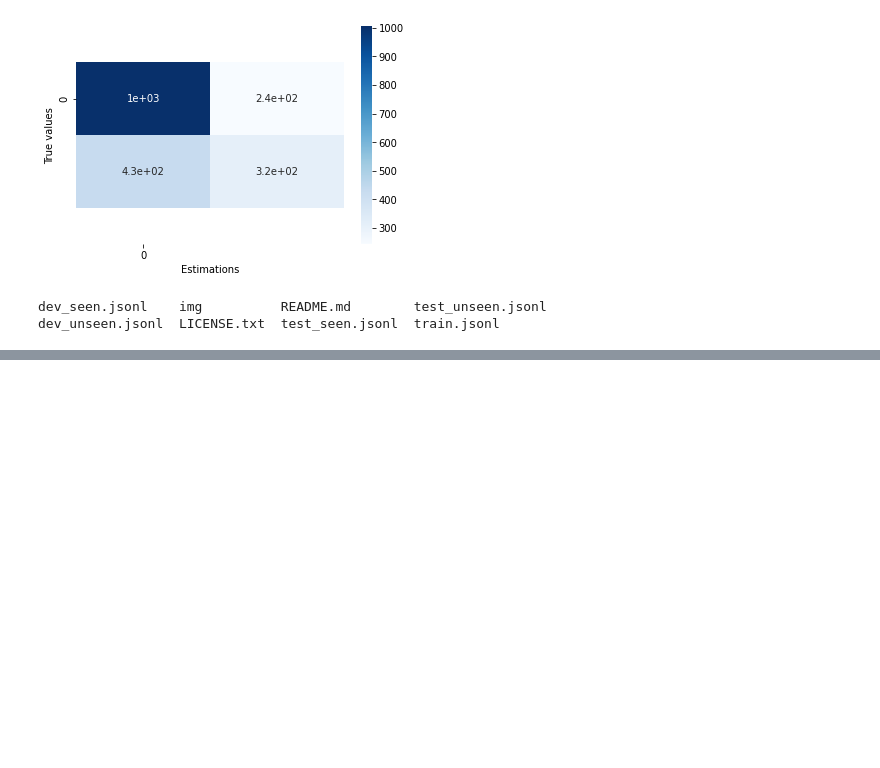
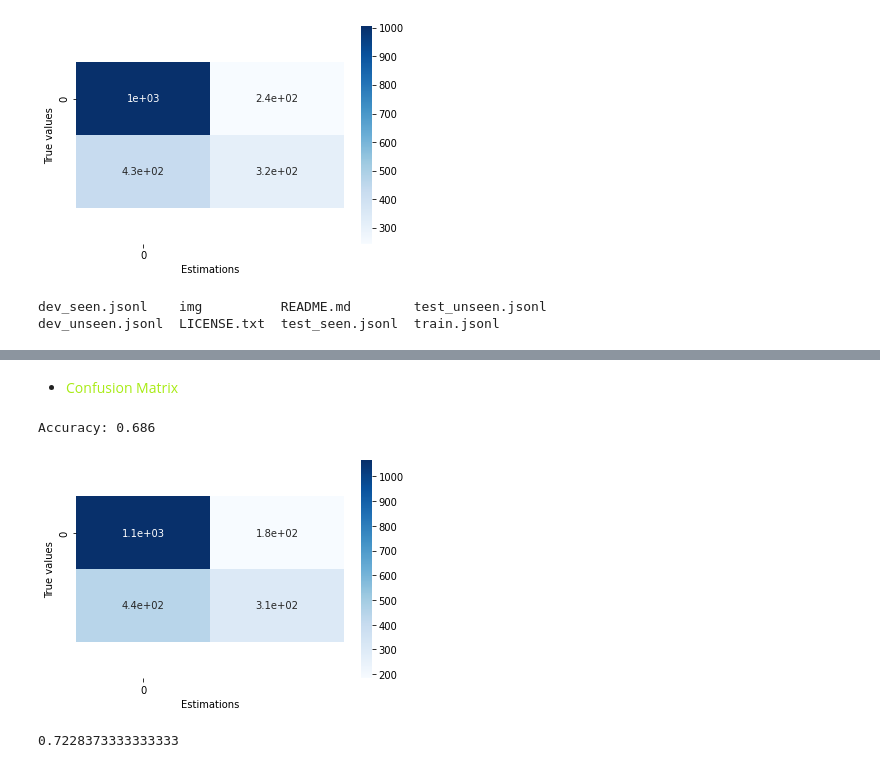
Before and after one commit to JanLeyva/TFM, a Jupyter notebook: HatefulMemev1.ipynb, the cells around one changed output, grey strips where cells are left out. Cells and saved outputs as stored; diff of their text form; code cells hidden in the pictures; blank space fills up the shorter version.

```diff
--- a/HatefulMemev1.ipynb
+++ b/HatefulMemev1.ipynb
@@ -369,0 +612,20 @@ dev_unseen.jsonl  LICENSE.txt  test_seen.jsonl  train.jsonl
+# %% [markdown]
+* <font color='#A8EB15'> Confusion Matrix
+# %%
+import pandas as pd
+pred = pd.read_csv("/content/save/hateful_memes_vilbert_48408345/reports/hateful_memes_run_test_2022-03-11T17:00:38.csv")
+test = pd.read_json("/root/.cache/torch/mmf/data/datasets/hateful_memes/defaults/annotations/test_unseen.jsonl", lines = True)
+# %%
+# Confusion Martix
+plotConfusionMatrix(test['label'], pred['label'], 2)
+ConfMatrix=metrics.confusion_matrix(test['label'], pred['label'])
+print("Accuracy:", (ConfMatrix[0][0]+ConfMatrix[1][1])/2000)
+# %% [output]
+Accuracy: 0.686
+[figure, added]
+# %%
+from sklearn import metrics
+fpr, tpr, thresholds = metrics.roc_curve(test['label'], pred['proba'],  pos_label=1)
+metrics.auc(fpr, tpr)
+# %% [output]
+0.7228373333333333
```
Also changed, not shown: parts of 58 cells of this notebook.
